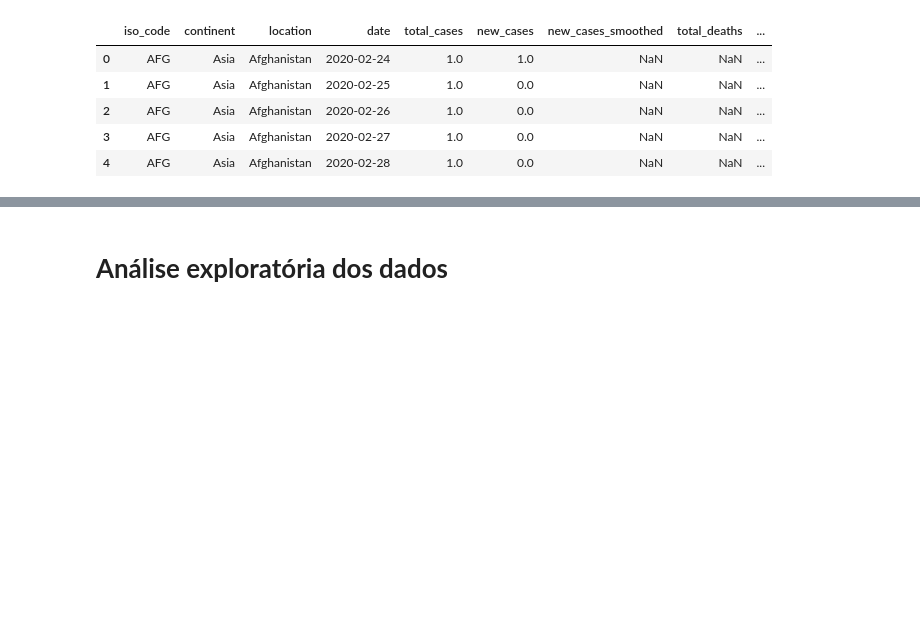
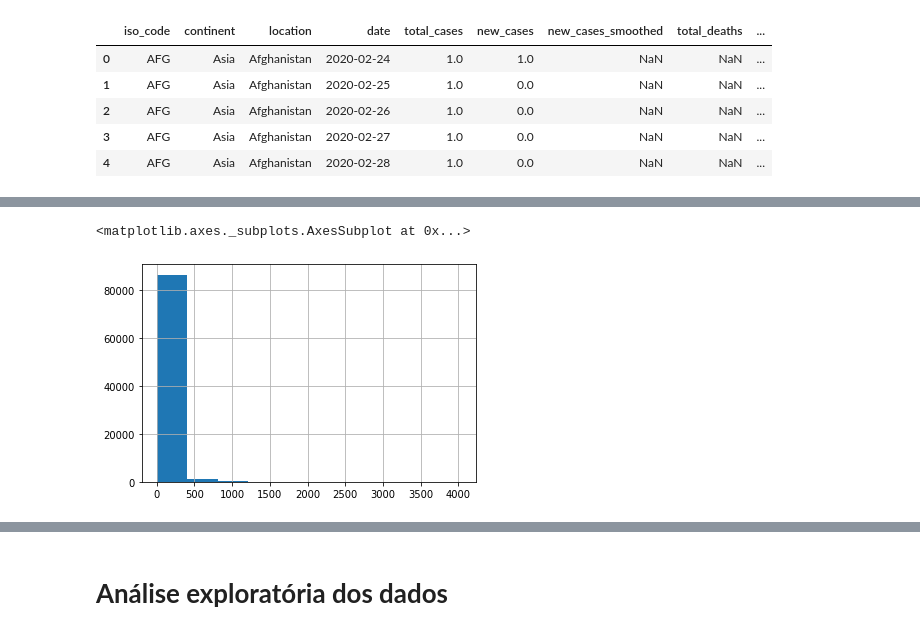
Before and after one commit to lluk4z/IF697-CienciaDeDados, a Jupyter notebook: Projeto01.ipynb, the cells around one changed output, grey strips where cells are left out. Saved outputs shown, nothing was run; the diff lists cells and outputs as text; code cells hidden in the pictures; blank space fills up the shorter version.

```diff
--- a/Projeto01.ipynb
+++ b/Projeto01.ipynb
@@ -26,0 +54,5 @@ df.head()
+# %%
+(df['total_deaths']/1000).hist()
+# %% [output]
+<matplotlib.axes._subplots.AxesSubplot at 0x...>
+[figure, added]
```
Also changed, not shown: parts of 14 cells of this notebook.
